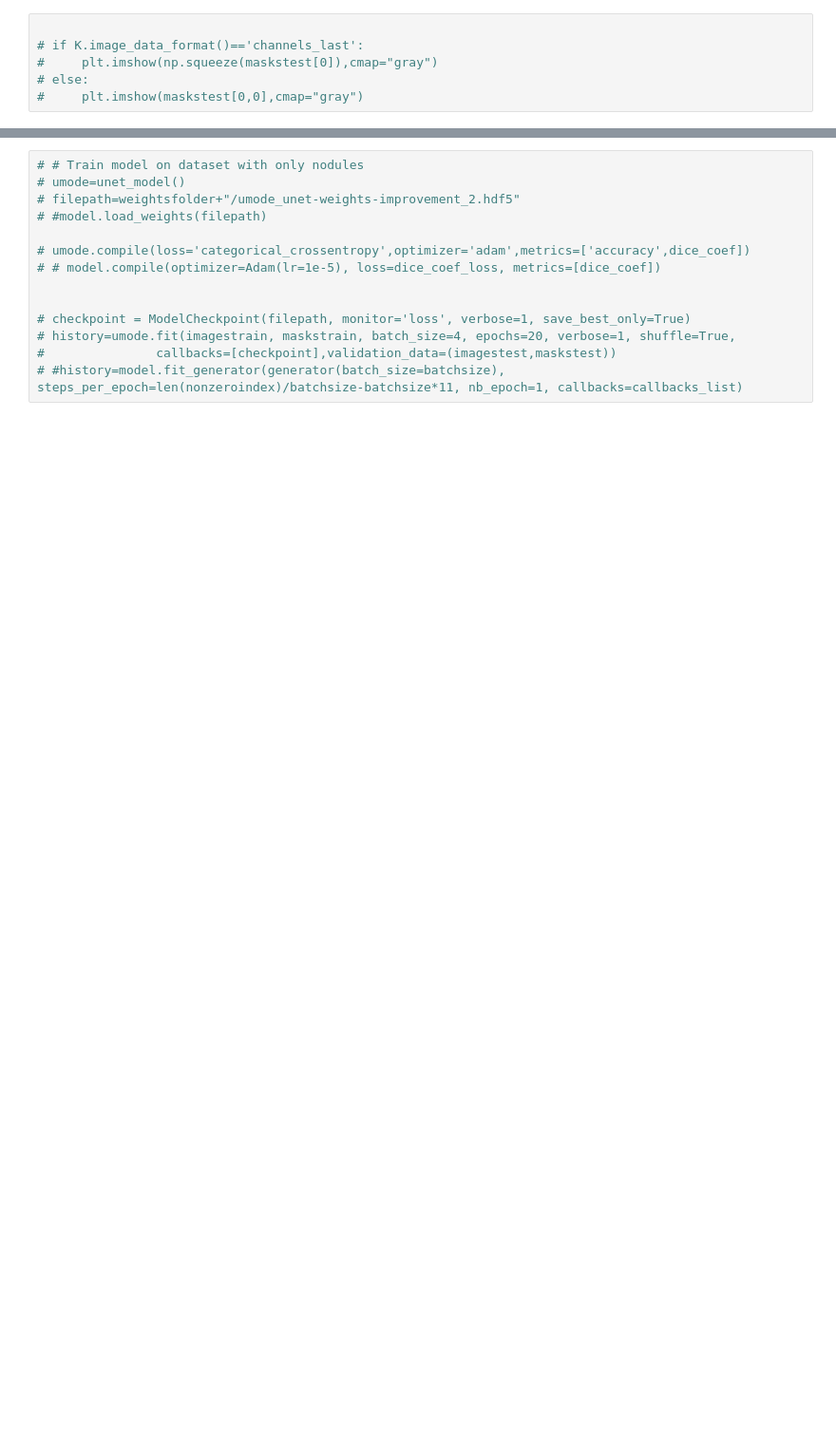
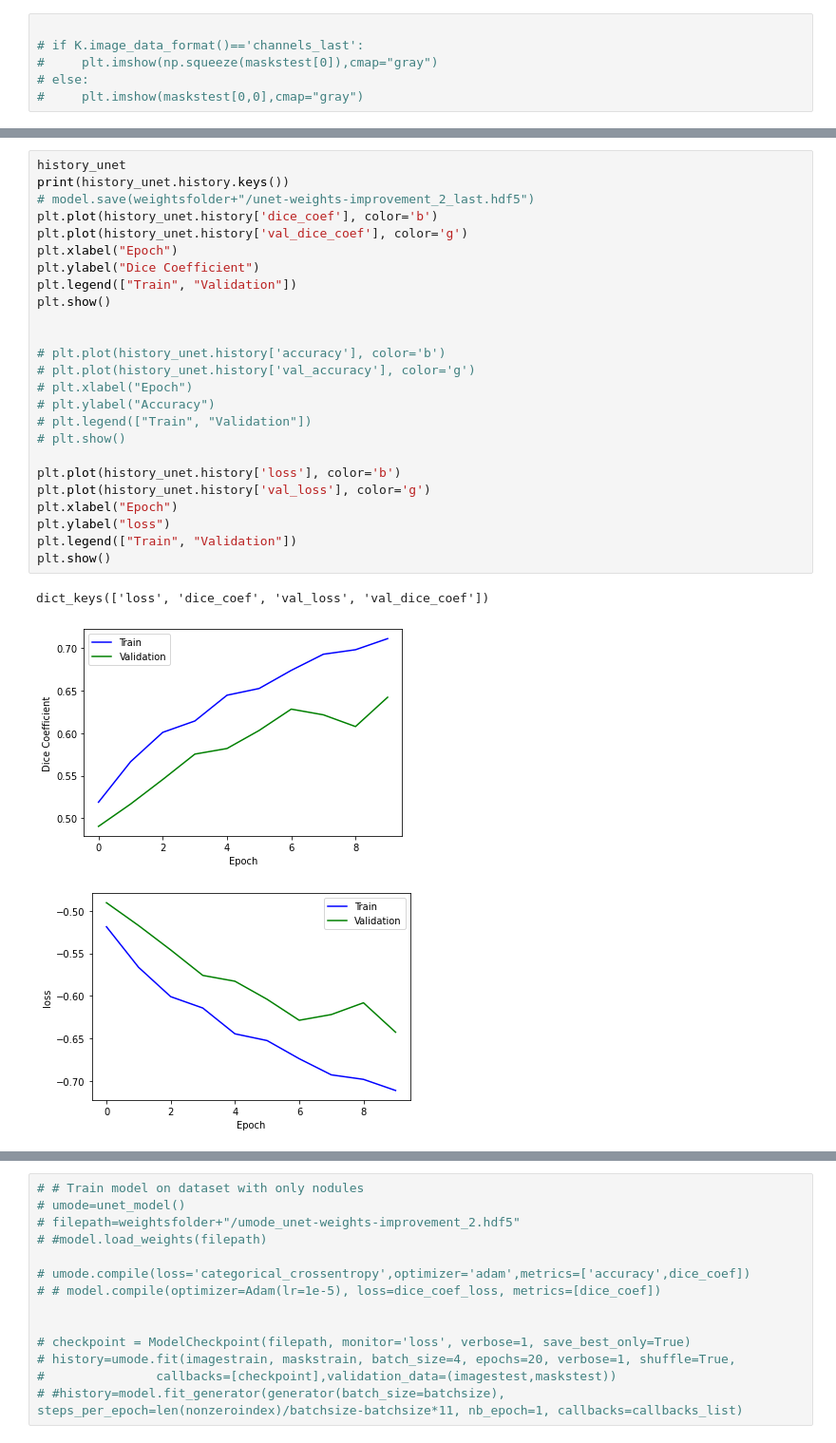
Before and after one commit to Forestf90/NoduleDetector007, a Jupyter notebook: 2TrainUnet_2.ipynb, the cells around one changed output, grey strips where cells are left out. Shown at 95% size. Saved outputs shown, nothing was run; the diff lists cells and outputs as text; blank space fills up the shorter version.

Commit message:
nowy unet 01-200 + 201-800p 67%

```diff
--- a/2TrainUnet_2.ipynb
+++ b/2TrainUnet_2.ipynb
@@ -184 +459,30 @@ def dice_coef_loss(y_true, y_pred):
+# %%
+history_unet
+print(history_unet.history.keys())
+# model.save(weightsfolder+"/unet-weights-improvement_2_last.hdf5")
+plt.plot(history_unet.history['dice_coef'], color='b')
+plt.plot(history_unet.history['val_dice_coef'], color='g')
+plt.xlabel("Epoch")
+plt.ylabel("Dice Coefficient")
+plt.legend(["Train", "Validation"])
+plt.show()
+
+
+# plt.plot(history_unet.history['accuracy'], color='b')
+# plt.plot(history_unet.history['val_accuracy'], color='g')
+# plt.xlabel("Epoch")
+# plt.ylabel("Accuracy")
+# plt.legend(["Train", "Validation"])
+# plt.show()
+
+plt.plot(history_unet.history['loss'], color='b')
+plt.plot(history_unet.history['val_loss'], color='g')
+plt.xlabel("Epoch")
+plt.ylabel("loss")
+plt.legend(["Train", "Validation"])
+plt.show()
+# %% [output]
+dict_keys(['loss', 'dice_coef', 'val_loss', 'val_dice_coef'])
+[figure, added]
+[figure, added]
 # %%
```
Also changed, not shown: parts of 41 cells of this notebook.
